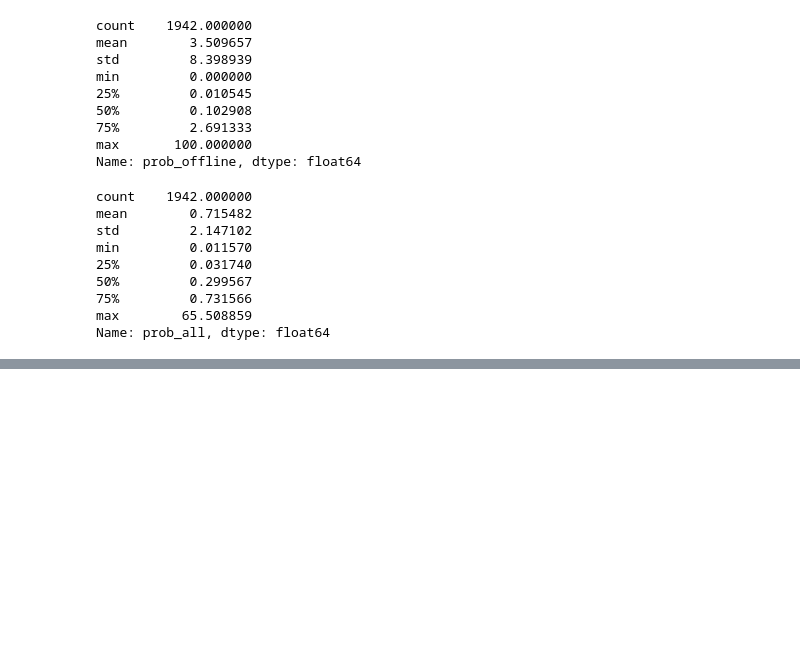
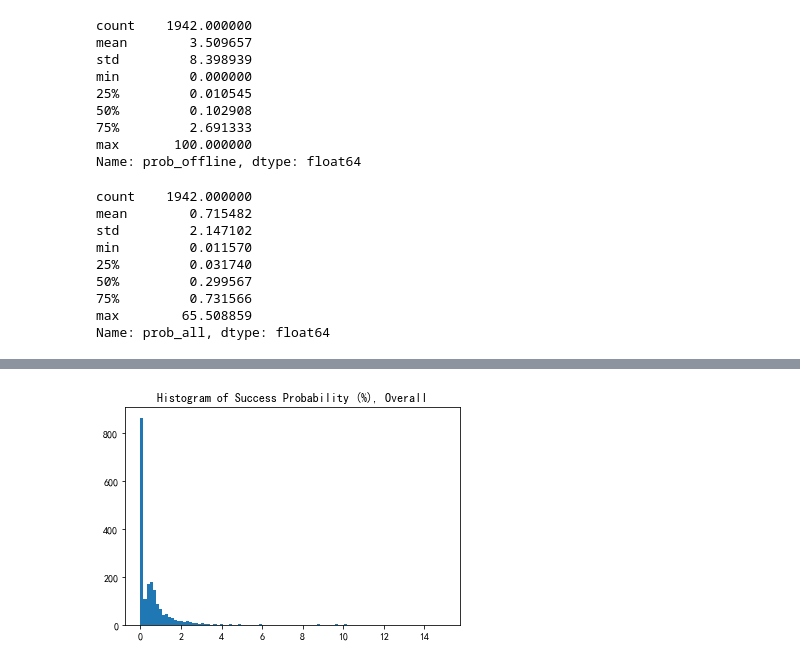
Before and after one commit to sparktseung/Chinese-IPO, a Jupyter notebook: Chinese-IPO.ipynb, the cells around one changed output, grey strips where cells are left out. Drawn from its saved outputs; the diff is of its cells as text; code cells hidden in the pictures; blank space fills up the shorter version.

```diff
--- a/Chinese-IPO.ipynb
+++ b/Chinese-IPO.ipynb
@@ -201,0 +163,5 @@ Name: prob_all, dtype: float64
+# %%
+plt.hist(x = ipo_df['prob_all'], bins = 100, range = (0, 15));
+plt.title('Histogram of Success Probability (%), Overall');
+# %% [output]
+[figure, added]
```
Also changed, not shown: parts of 35 cells of this notebook, 24 other files.
